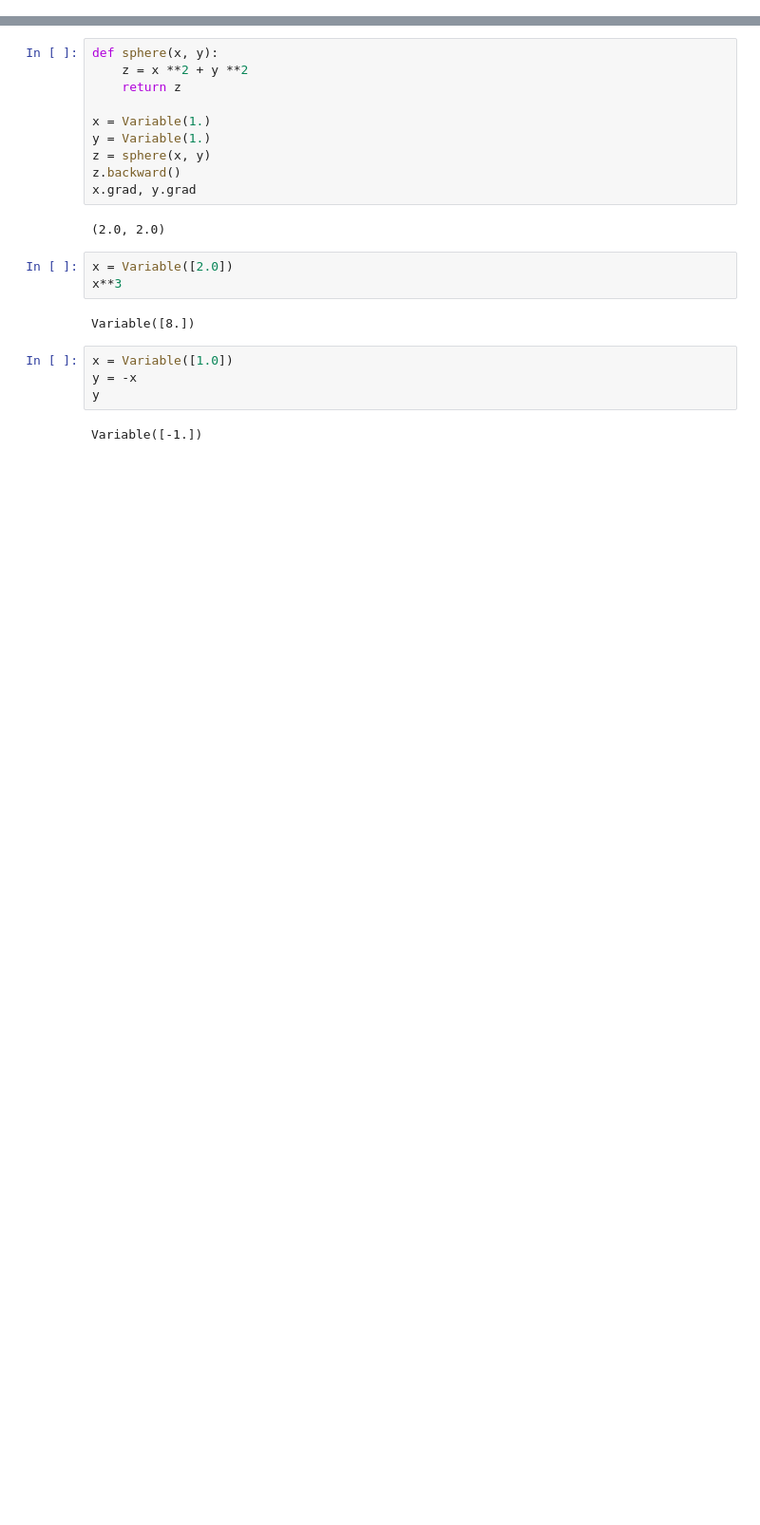
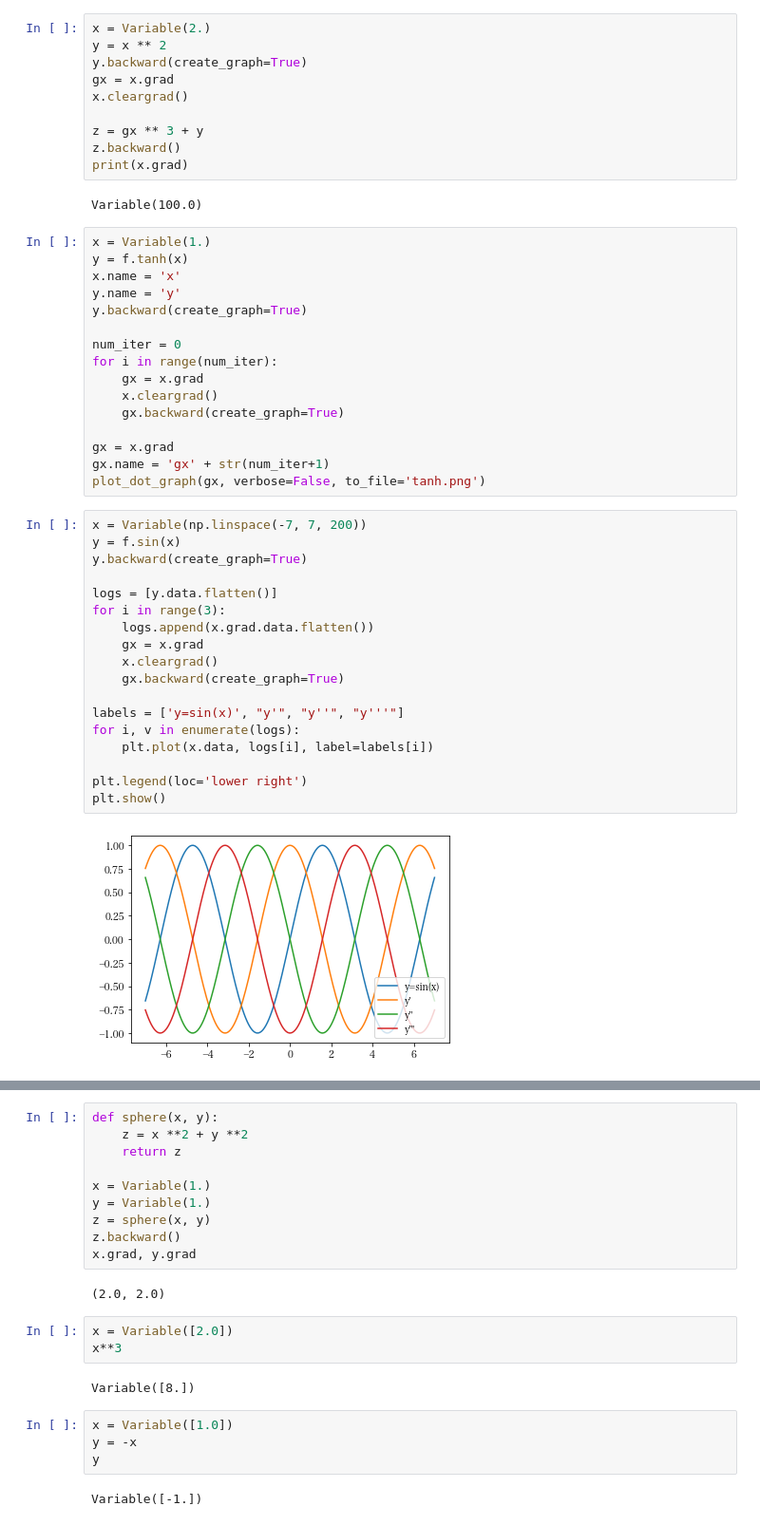
Before and after one commit to banbiossa/frameworks-from-scratch, a Jupyter notebook: notebooks/0.7_ss_backpropagation.ipynb, the cells around one changed output, grey strips where cells are left out. Shown at 95% size. Saved outputs shown, nothing was run; the diff lists cells and outputs as text; blank space fills up the shorter version.

```diff
--- a/notebooks/0.7_ss_backpropagation.ipynb
+++ b/notebooks/0.7_ss_backpropagation.ipynb
@@ -9,0 +57,48 @@ The autoreload extension is already loaded. To reload it, use:
+# %%
+x = Variable(2.)
+y = x ** 2
+y.backward(create_graph=True)
+gx = x.grad
+x.cleargrad()
+
+z = gx ** 3 + y
+z.backward()
+print(x.grad)
+# %% [output]
+Variable(100.0)
+# %%
+x = Variable(1.)
+y = f.tanh(x)
+x.name = 'x'
+y.name = 'y'
+y.backward(create_graph=True)
+
+num_iter = 0
+for i in range(num_iter):
+    gx = x.grad
+    x.cleargrad()
+    gx.backward(create_graph=True)
+
+gx = x.grad
+gx.name = 'gx' + str(num_iter+1)
+plot_dot_graph(gx, verbose=False, to_file='tanh.png')
+# %%
+x = Variable(np.linspace(-7, 7, 200))
+y = f.sin(x)
+y.backward(create_graph=True)
+
+logs = [y.data.flatten()]
+for i in range(3):
+    logs.append(x.grad.data.flatten())
+    gx = x.grad
+    x.cleargrad()
+    gx.backward(create_graph=True)
+
+labels = ['y=sin(x)', "y'", "y''", "y'''"]
+for i, v in enumerate(logs):
+    plt.plot(x.data, logs[i], label=labels[i])
+
+plt.legend(loc='lower right')
+plt.show()
+# %% [output]
+[figure, added]
```
Also changed, not shown: parts of 18 cells of this notebook, 8 other files.
